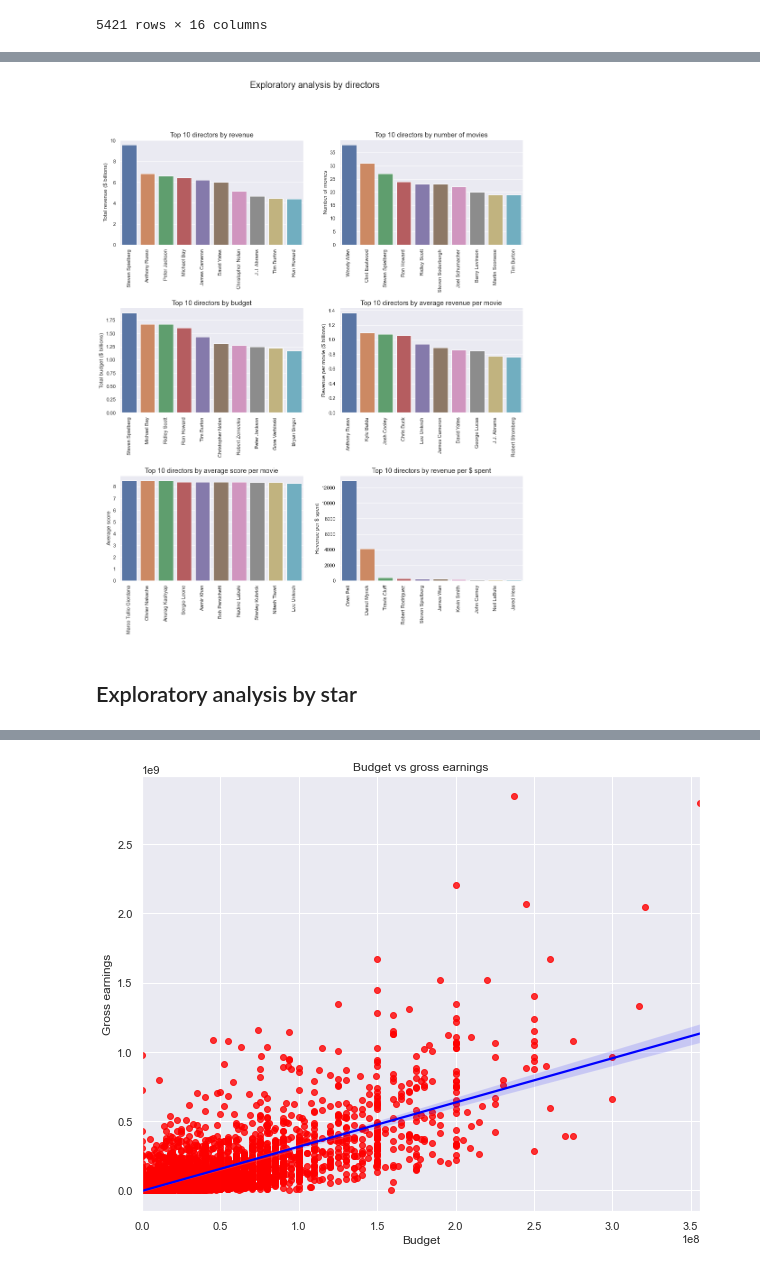
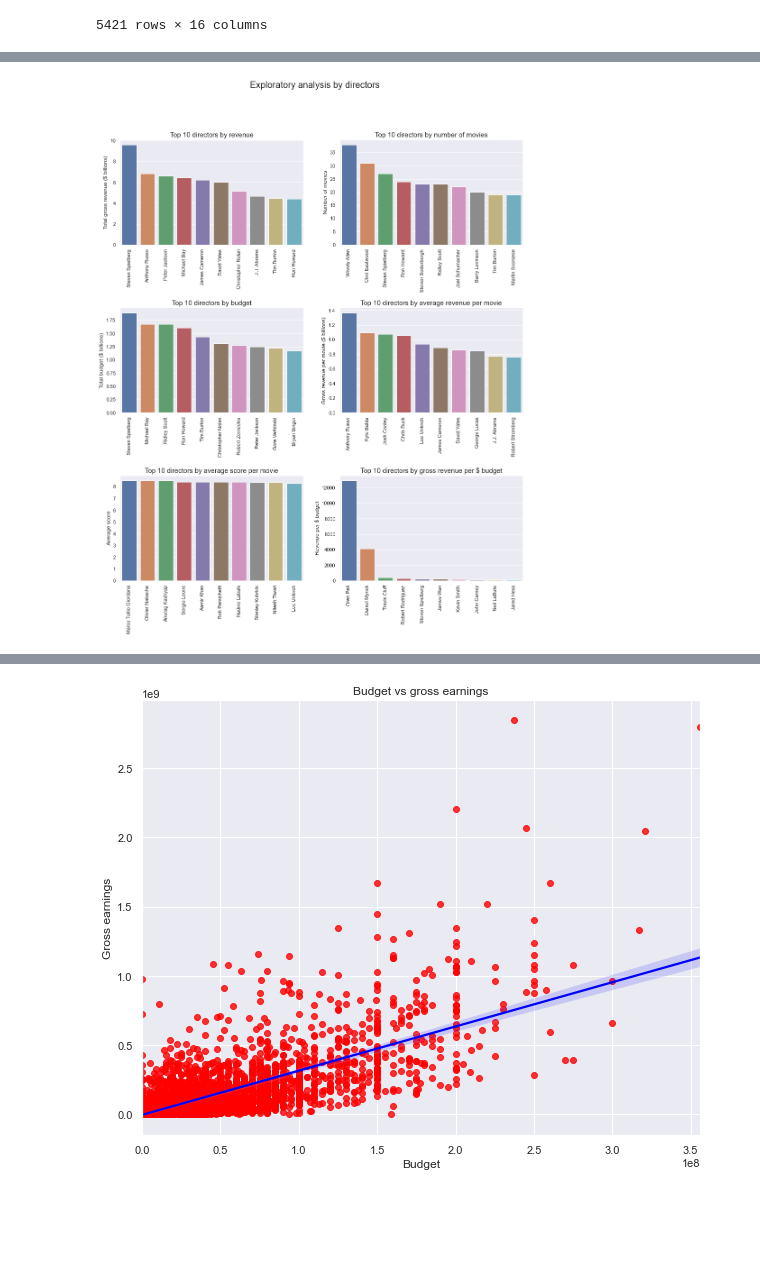
Before and after one commit to JacintaKnight/Movies-1980-2020, a Jupyter notebook: Movies (Kaggle dataset).ipynb, the cells around one changed output, grey strips where cells are left out. Drawn from its saved outputs; the diff is of its cells as text; code cells hidden in the pictures; blank space fills up the shorter version.

```diff
--- a/Movies (Kaggle dataset).ipynb
+++ b/Movies (Kaggle dataset).ipynb
@@ -227,7 +244,7 @@ top10_directors_gross = df_directors.sort_values(by='gross', ascending=False).he
 sns.barplot(ax=axes[0, 0], x=top10_directors_gross.index, y=top10_directors_gross['gross']/1000000000)
 axes[0, 0].tick_params(axis='x', rotation=90)
 axes[0, 0].set_xlabel('')
-axes[0, 0].set_ylabel('Total revenue ($ billions)')
+axes[0, 0].set_ylabel('Total gross revenue ($ billions)')
 axes[0, 0].set_title('Top 10 directors by revenue', fontsize=15)
 
 #Top 10 directors by number of movies. Excluded all movies with director name of 'Directors'.
@@ -244,37 +261,35 @@ top10_directors_budget = df_directors.sort_values(by='budget', ascending=False).
 sns.barplot(ax=axes[1, 0], x=top10_directors_budget.index, y=top10_directors_budget['budget']/1000000000)
 axes[1, 0].tick_params(axis='x', rotation=90)
 axes[1, 0].set_xlabel('')
 axes[1, 0].set_ylabel('Total budget ($ billions)')
 axes[1, 0].set_title('Top 10 directors by budget', fontsize=15)
 
 #Top 10 directors by revenue per movie
 df_directors['rev_per_movie'] = df_directors['gross'] / df_directors['Count']
 top10_directors_rev_movie = df_directors.sort_values(by='rev_per_movie', ascending=False).head(10)
 sns.barplot(ax=axes[1, 1], x=top10_directors_rev_movie.index, y=top10_directors_rev_movie['rev_per_movie']/1000000000)
 axes[1, 1].tick_params(axis='x', rotation=90)
 axes[1, 1].set_xlabel('')
-axes[1, 1].set_ylabel('Revenue per movie ($ billions)')
+axes[1, 1].set_ylabel('Gross revenue per movie ($ billions)')
 axes[1, 1].set_title('Top 10 directors by average revenue per movie', fontsize=15)
 
 #Top 10 directors by average score
 df_directors['avg_score'] = df_directors['score'] / df_directors['Count']
 top10_directors_avg_score = df_directors.sort_values(by='avg_score', ascending=False).head(10)
 sns.barplot(ax=axes[2, 0], x=top10_directors_avg_score.index, y=top10_directors_avg_score['avg_score'])
 axes[2, 0].tick_params(axis='x', rotation=90)
 axes[2, 0].set_xlabel('')
 axes[2, 0].set_ylabel('Average score')
 axes[2, 0].set_title('Top 10 directors by average score per movie', fontsize=15)
 
-#Top 10 directors by revenue per $ spent
+#Top 10 directors by revenue per $ budget
 top10_directors_earnings_budget = df1_directors.sort_values(by='earnings_per_$', ascending=False).head(10)
 sns.barplot(ax=axes[2, 1], x=top10_directors_earnings_budget.index, y=top10_directors_earnings_budget['earnings_per_$'])
 axes[2, 1].tick_params(axis='x', rotation=90)
 axes[2, 1].set_xlabel('')
-axes[2, 1].set_ylabel('Revenue per $ spent')
-axes[2, 1].set_title('Top 10 directors by revenue per $ spent', fontsize=15)
+axes[2, 1].set_ylabel('Revenue per $ budget')
+axes[2, 1].set_title('Top 10 directors by gross revenue per $ budget', fontsize=15)
 
 plt.show()
 # %% [output]
-[figure, old version]
+[figure, new version]
-# %% [markdown]
-## Exploratory analysis by star
```
Also changed, not shown: parts of 23 cells of this notebook.
